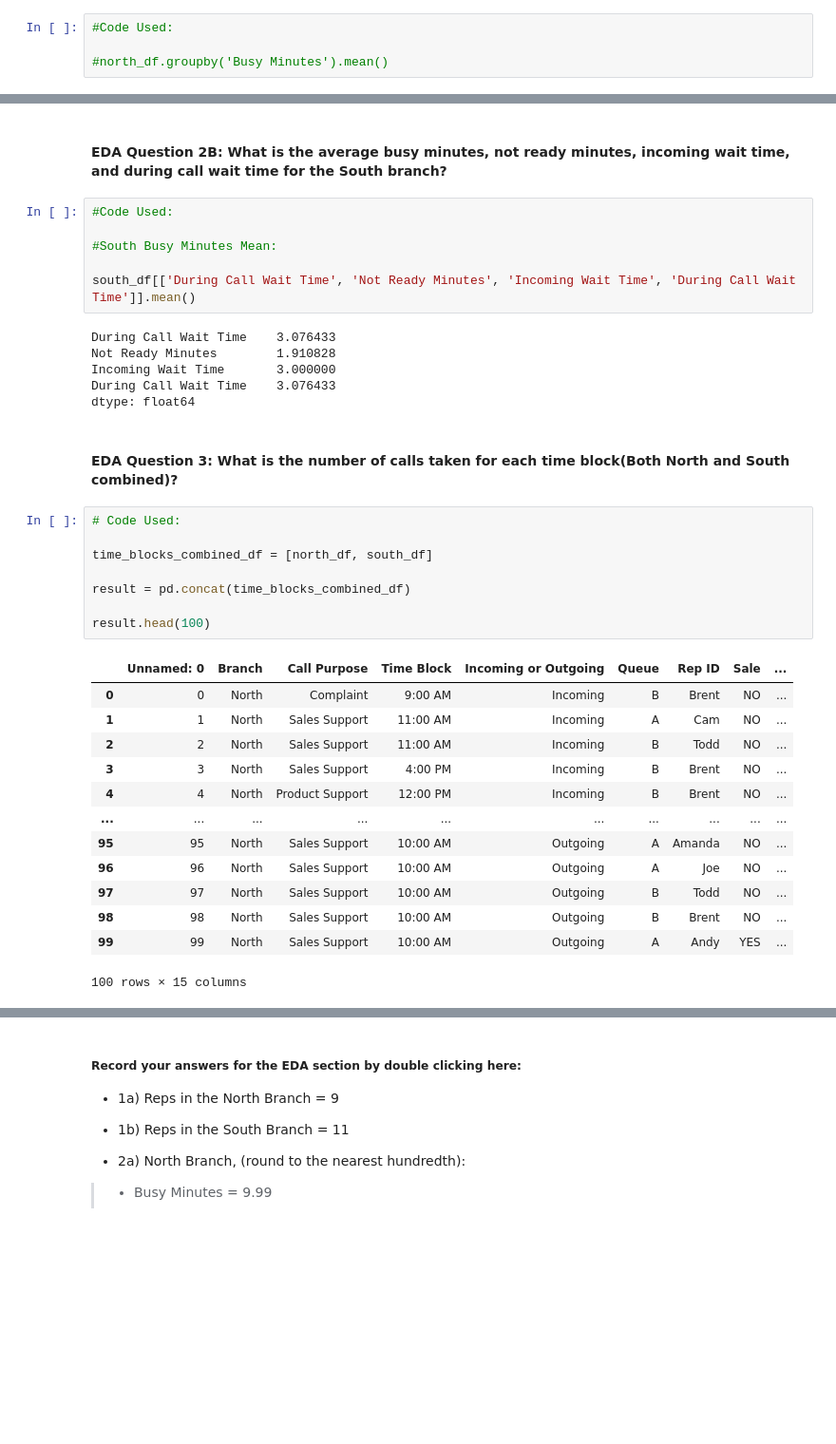
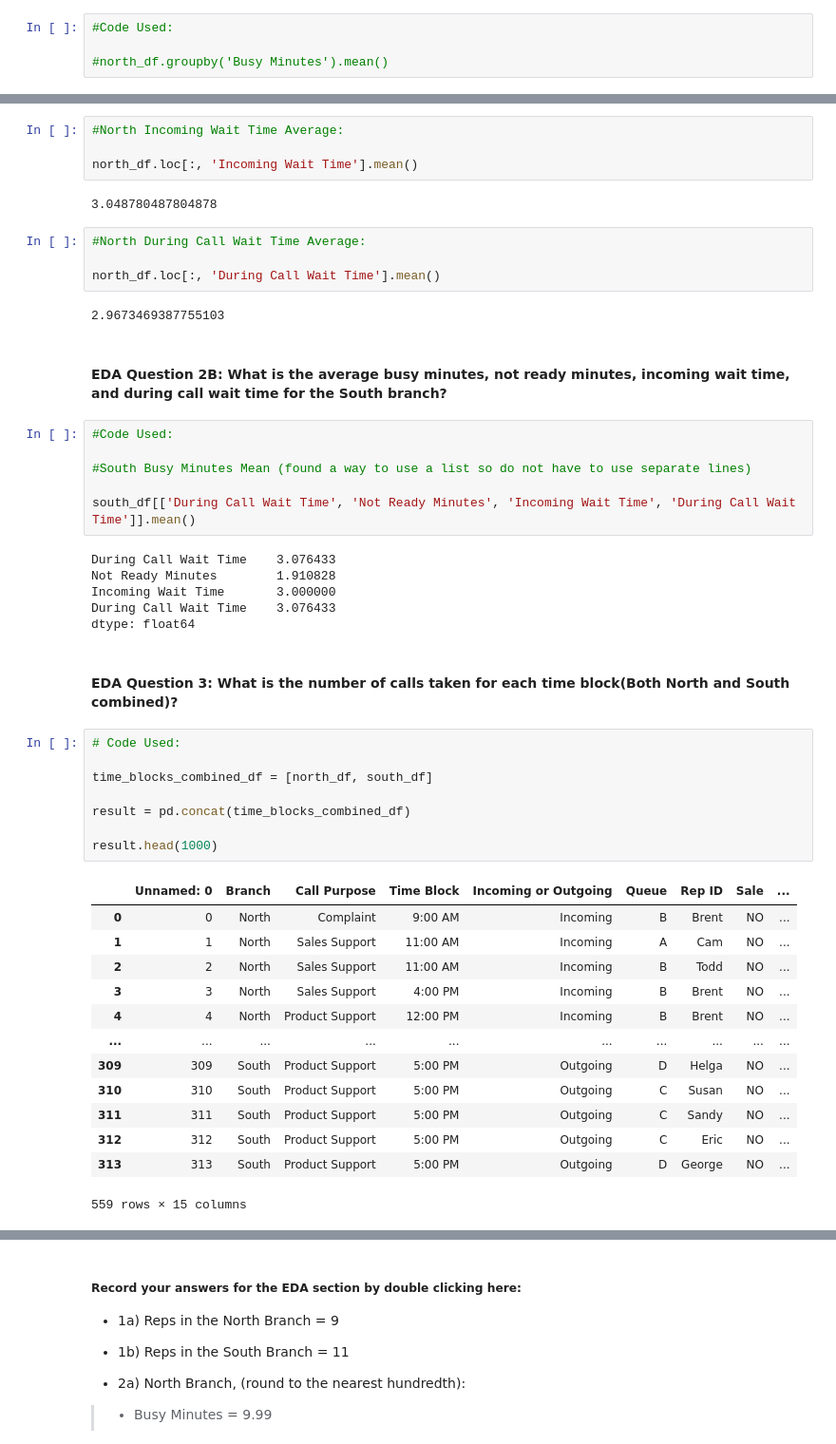
Before and after one commit to jcheidbr/call-center-cleanup-assignment, a Jupyter notebook: Call_Center_Cleanup.ipynb, the cells around one changed output, grey strips where cells are left out. Shown at 95% size. Saved outputs shown, nothing was run; the diff lists cells and outputs as text; blank space fills up the shorter version.

```diff
--- a/Call_Center_Cleanup.ipynb
+++ b/Call_Center_Cleanup.ipynb
@@ -220,9 +208,21 @@ north_df.loc[:, 'During Call Wait Time'].mean()
+# %%
+#North Incoming Wait Time Average:
+
+north_df.loc[:, 'Incoming Wait Time'].mean()
+# %% [output]
+3.048780487804878
+# %%
+#North During Call Wait Time Average:
+
+north_df.loc[:, 'During Call Wait Time'].mean()
+# %% [output]
+2.9673469387755103
 # %% [markdown]
 #### EDA Question 2B:  What is the average busy minutes, not ready minutes, incoming wait time, and during call wait time for the South branch?
 # %%
 #Code Used:
 
-#South Busy Minutes Mean:
+#South Busy Minutes Mean (found a way to use a list so do not have to use separate lines)
 
 south_df[['During Call Wait Time', 'Not Ready Minutes', 'Incoming Wait Time', 'During Call Wait Time']].mean()
 # %% [output]
@@ -236,22 +236,22 @@ dtype: float64
 # %%
 # Code Used:
 
 time_blocks_combined_df = [north_df, south_df]
 
 result = pd.concat(time_blocks_combined_df)
 
-result.head(100)
+result.head(1000)
 # %% [output]
 |  | Unnamed: 0 | Branch | Call Purpose | Time Block | Incoming or Outgoing | Queue | Rep ID | Sale | ... |
 | 0 | 0 | North | Complaint | 9:00 AM | Incoming | B | Brent | NO | ... |
 | 1 | 1 | North | Sales Support | 11:00 AM | Incoming | A | Cam | NO | ... |
 | 2 | 2 | North | Sales Support | 11:00 AM | Incoming | B | Todd | NO | ... |
 | 3 | 3 | North | Sales Support | 4:00 PM | Incoming | B | Brent | NO | ... |
 | 4 | 4 | North | Product Support | 12:00 PM | Incoming | B | Brent | NO | ... |
 | ... | ... | ... | ... | ... | ... | ... | ... | ... | ... |
-| 95 | 95 | North | Sales Support | 10:00 AM | Outgoing | A | Amanda | NO | ... |
-| 96 | 96 | North | Sales Support | 10:00 AM | Outgoing | A | Joe | NO | ... |
-| 97 | 97 | North | Sales Support | 10:00 AM | Outgoing | B | Todd | NO | ... |
-| 98 | 98 | North | Sales Support | 10:00 AM | Outgoing | B | Brent | NO | ... |
-| 99 | 99 | North | Sales Support | 10:00 AM | Outgoing | A | Andy | YES | ... |
+| 309 | 309 | South | Product Support | 5:00 PM | Outgoing | D | Helga | NO | ... |
+| 310 | 310 | South | Product Support | 5:00 PM | Outgoing | C | Susan | NO | ... |
+| 311 | 311 | South | Product Support | 5:00 PM | Outgoing | C | Sandy | NO | ... |
+| 312 | 312 | South | Product Support | 5:00 PM | Outgoing | C | Eric | NO | ... |
+| 313 | 313 | South | Product Support | 5:00 PM | Outgoing | D | George | NO | ... |
-100 rows × 15 columns
+559 rows × 15 columns
```
Also changed, not shown: parts of 62 cells of this notebook.
